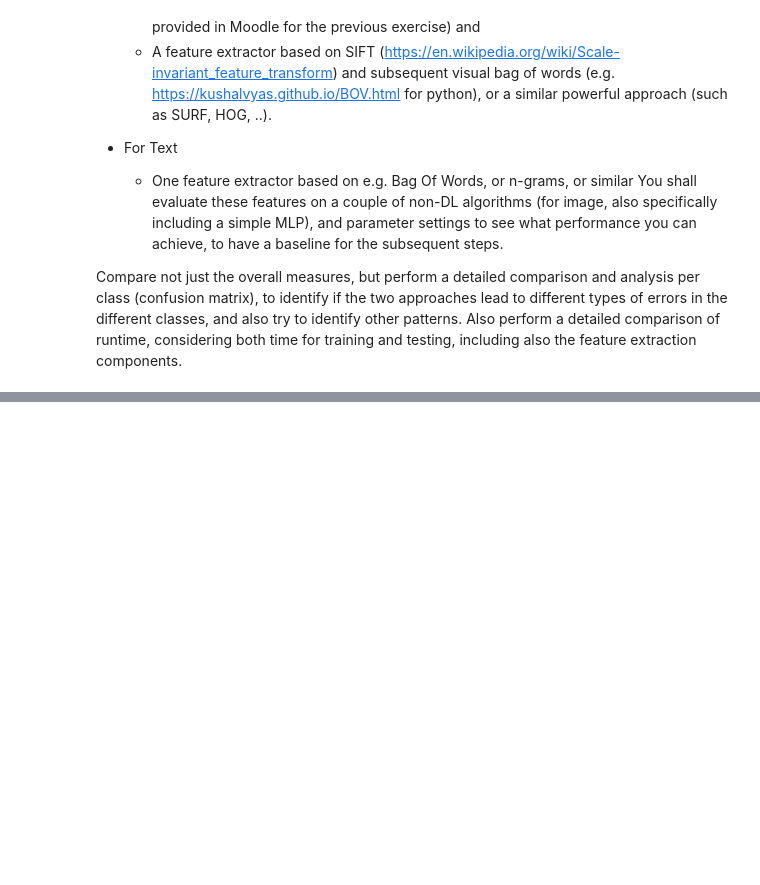
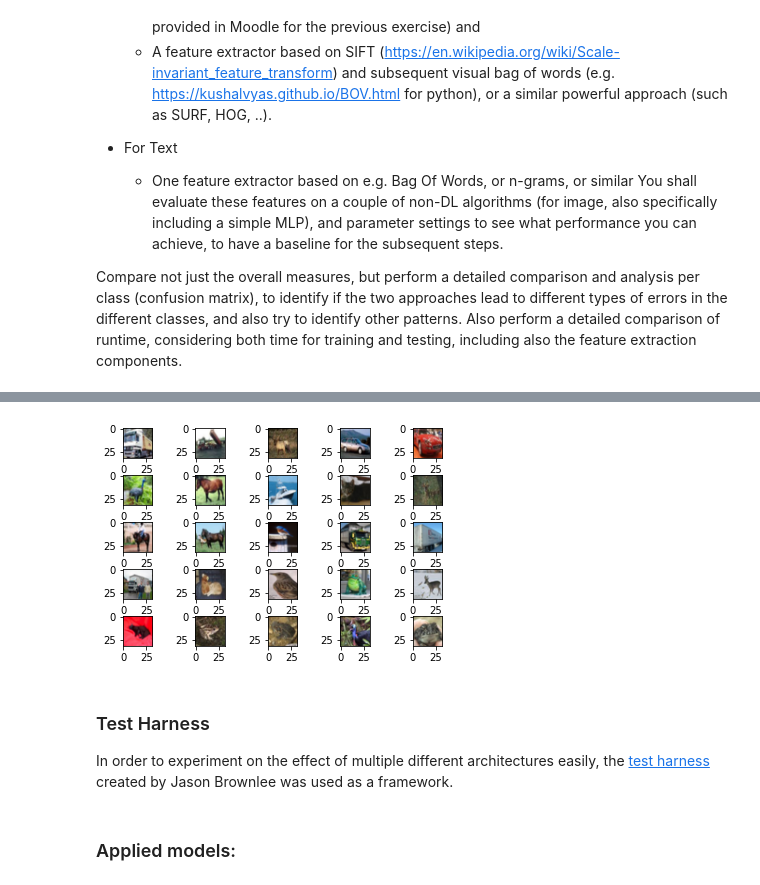
Before and after one commit to kocmana/tw_mle_exercise5, a Jupyter notebook: tw_mle_exercise5.ipynb, the cells around one changed output, grey strips where cells are left out. Cells and saved outputs as stored; diff of their text form; code cells hidden in the pictures; blank space fills up the shorter version.

Commit message:
MVP with exception of data augmentation

```diff
--- a/tw_mle_exercise5.ipynb
+++ b/tw_mle_exercise5.ipynb
@@ -45,0 +103,27 @@ Compare not just the overall measures, but perform a detailed comparison and ana
+# %%
+# load train and test dataset
+def load_dataset():
+    # load dataset
+    (trainX, trainY), (testX, testY) = cifar10.load_data()
+    # one hot encode target values
+    trainY = to_categorical(trainY)
+    testY = to_categorical(testY)
+    return trainX, trainY, testX, testY
+
+def show_example(data, number_of_items):
+    width = sqrt(number_of_items)
+    width = width if width == int(width) else int(width) + 1
+    fig = plt.figure()
+    fig.subplots_adjust(hspace=0.6, wspace=0.6)
+    for i in range(1, number_of_items+1):
+        sub = fig.add_subplot(width, width, i)
+        sub.imshow(data[i])
+    plt.show()
+
+trainX, trainY, testX, testY = load_dataset()
+show_example(trainX, 25)
+# %% [output]
+[figure, added]
+# %% [markdown]
+### Test Harness
+In order to experiment on the effect of multiple different architectures easily, the [test harness](https://machinelearningmastery.com/how-to-develop-a-cnn-from-scratch-for-cifar-10-photo-classification/) created by Jason Brownlee was used as a framework.
@@ -45,0 +176,2 @@ Compare not just the overall measures, but perform a detailed comparison and ana
+# %% [markdown]
+### Applied models:
```
Also changed, not shown: parts of 17 cells of this notebook, 1 other file.
